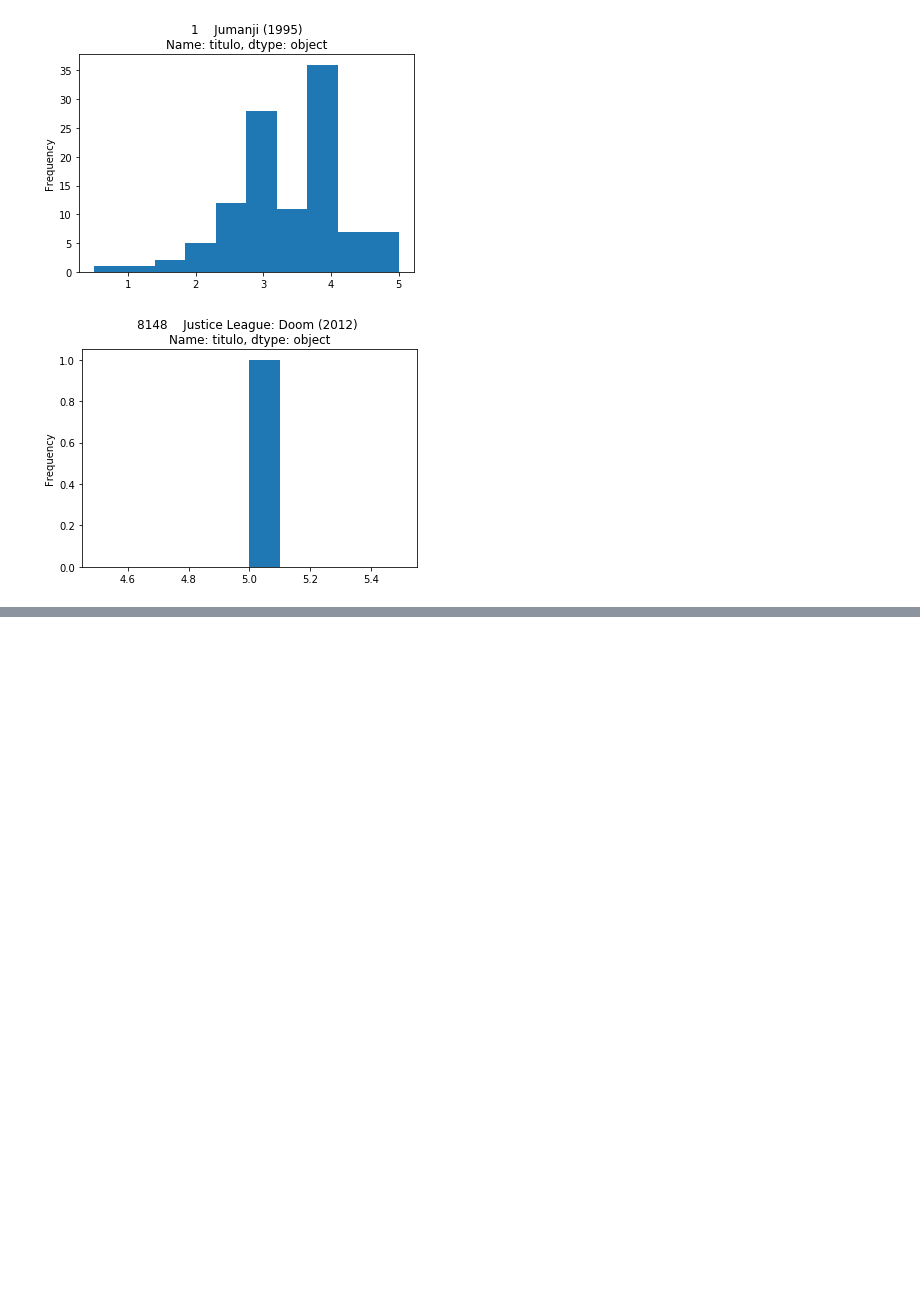
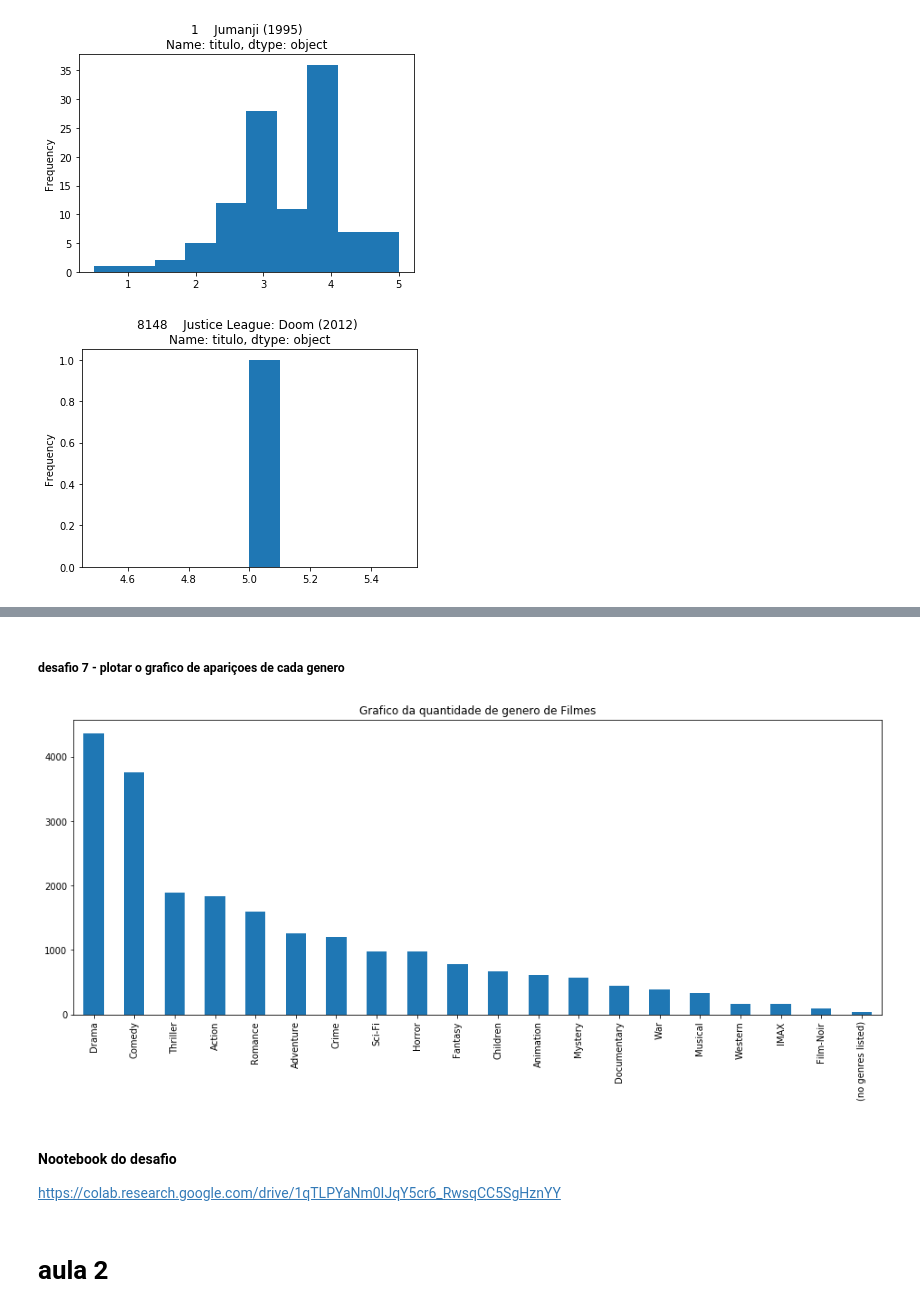
Before and after one commit to Vini9-9/Semana-Qarentena-Dados-Alura, a Jupyter notebook: QuarentenaDados Aula 1 - Python Pandas e Colab.ipynb, the cells around one changed output, grey strips where cells are left out. Cells and saved outputs as stored; diff of their text form; code cells hidden in the pictures; blank space fills up the shorter version.

Commit message:
Exercicios finalizados e aula numero 02 imcompleta com desafio 01 feito

```diff
--- a/QuarentenaDados Aula 1 - Python Pandas e Colab.ipynb
+++ b/QuarentenaDados Aula 1 - Python Pandas e Colab.ipynb
@@ -369,0 +421,3 @@ filmes_com_media.sort_values('mediaNota', ascending=False)
+# %%
+filmes_com_media = filmes.join(notas_medias_por_filmes, on='filmeId')
+#não consegui
@@ -369,0 +426,3 @@ filmes_com_media.sort_values('mediaNota', ascending=False)
+# %%
+total_votos_por_filme = notas_dos_filmes.groupby('filmeId')['nota'].count()
+total_votos_por_filme.head()
@@ -369,0 +437,7 @@ filmes_com_media.sort_values('mediaNota', ascending=False)
+# %%
+filmes_com_media_e_votos = filmes_com_media.join(total_votos_por_filme, on='filmeId')
+filmes_com_media_e_votos = filmes_com_media_e_votos.rename(columns={'nota': 'total_votos'})
+
+#classificação do que teve mais votos
+filtro_decrescente = filmes_com_media_e_votos.sort_values('total_votos', ascending=False)
+filtro_decrescente.head(60)
@@ -449,0 +669,3 @@ quantos generos
+# %%
+total_filmes_por_genero = filmes_com_media_e_votos.genero.str.get_dummies().sum()
+total_filmes_por_genero
@@ -449,0 +690,12 @@ quantos generos
+# %% [markdown]
+##### desafio 7 - plotar o grafico de apariçoes de cada genero
+# %%
+total_filmes_por_genero.sort_values(ascending=False).plot(kind='bar', figsize=(16, 6),title='Grafico da quantidade de genero de Filmes')
+plt.show()
+# %% [output]
+[figure, added]
+# %% [markdown]
+#### Nootebook do desafio
+https://colab.research.google.com/drive/1qTLPYaNm0IJqY5cr6_RwsqCC5SgHznYY
+# %% [markdown]
+# aula 2
```
Also changed, not shown: parts of 43 cells of this notebook.
